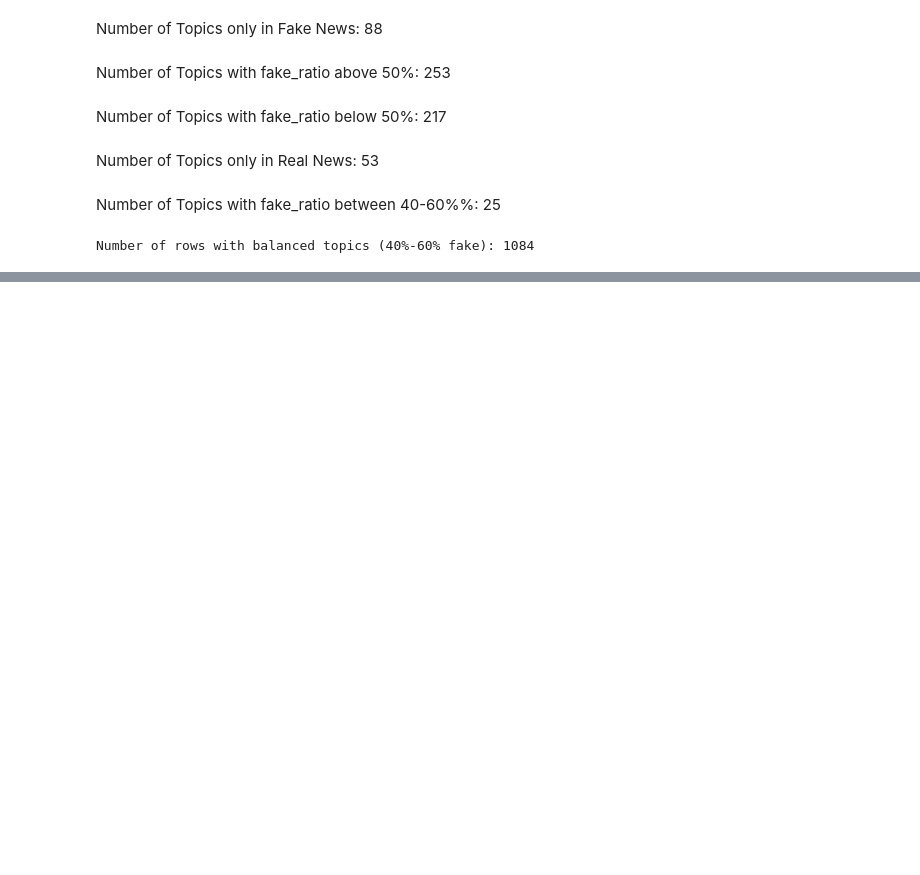
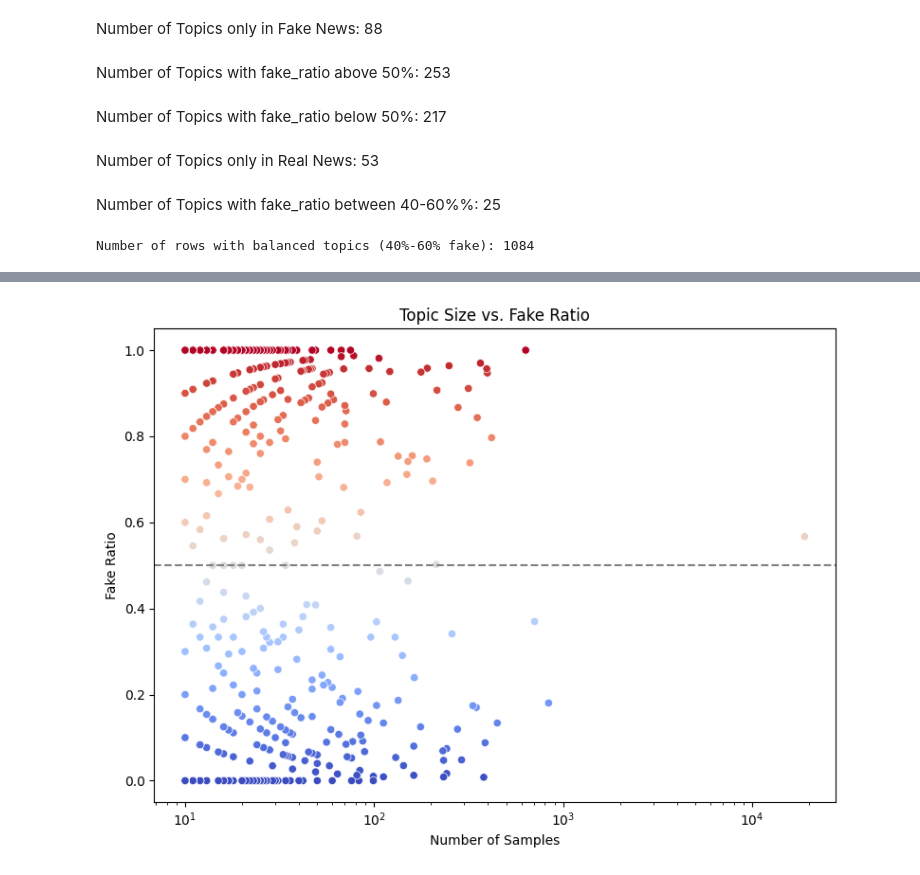
Before and after one commit to ssgrummons/fake-news-classifier, a Jupyter notebook: notebooks/01_eda.ipynb, the cells around one changed output, grey strips where cells are left out. Drawn from its saved outputs; the diff is of its cells as text; code cells hidden in the pictures; blank space fills up the shorter version.

```diff
--- a/notebooks/01_eda.ipynb
+++ b/notebooks/01_eda.ipynb
@@ -315,0 +329,12 @@ Number of rows with balanced topics (40%-60% fake): 1084
+# %%
+plt.figure(figsize=(8, 6))
+sns.scatterplot(data=topic_counts, x='total', y='fake_ratio', hue='fake_ratio', palette='coolwarm', legend=False)
+plt.axhline(0.5, linestyle='--', color='gray')
+plt.title("Topic Size vs. Fake Ratio")
+plt.xlabel("Number of Samples")
+plt.ylabel("Fake Ratio")
+plt.xscale('log')
+plt.tight_layout()
+plt.show()
+# %% [output]
+[figure, added]
```
Also changed, not shown: parts of 3 cells of this notebook.
